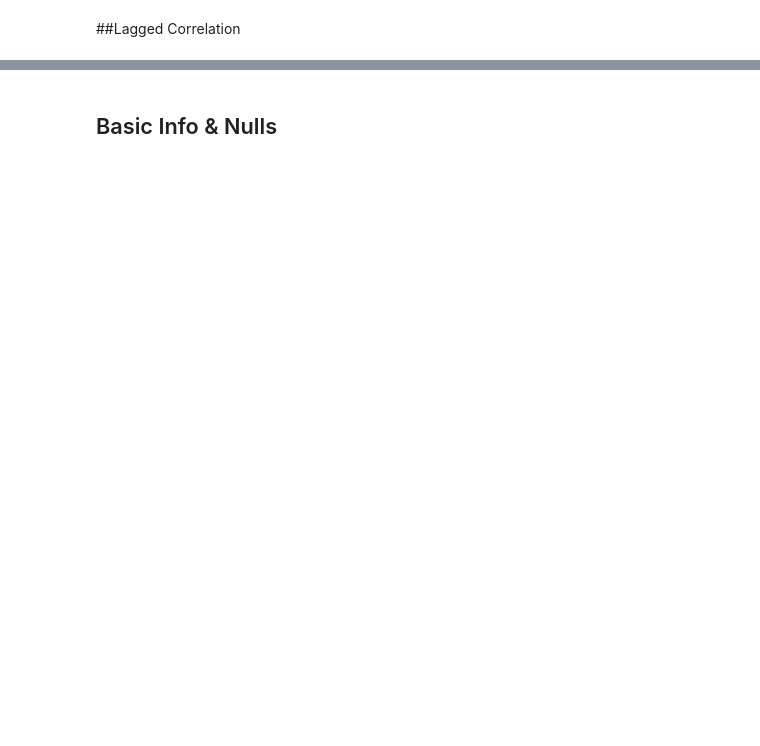
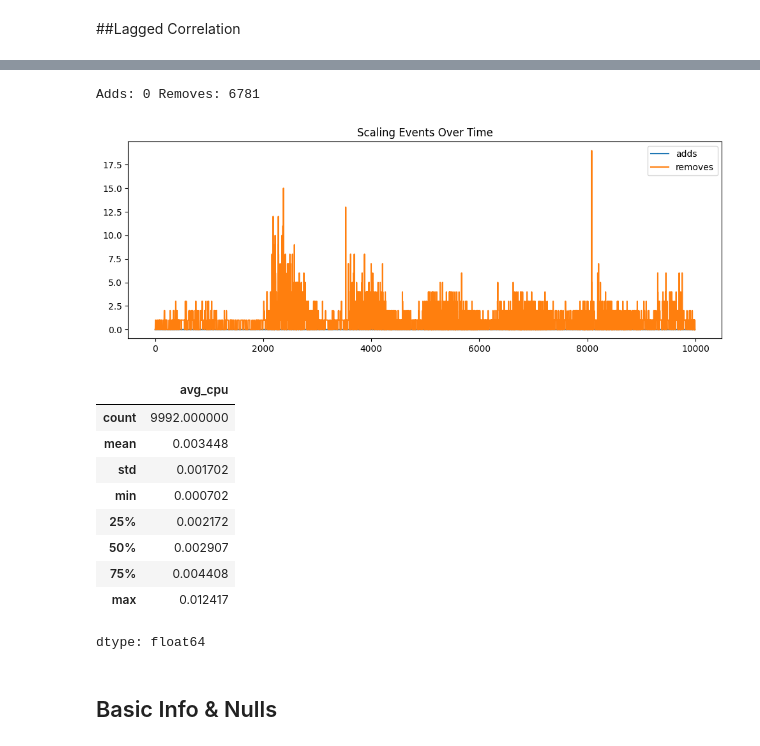
Before and after one commit to rah-ds/Cloud-Autoscaling-using-RL, a Jupyter notebook: notebooks/google_cluster_colab_eda.ipynb, the cells around one changed output, grey strips where cells are left out. Drawn from its saved outputs; the diff is of its cells as text; code cells hidden in the pictures; blank space fills up the shorter version.

```diff
--- a/notebooks/google_cluster_colab_eda.ipynb
+++ b/notebooks/google_cluster_colab_eda.ipynb
@@ -243,3 +279,27 @@ lag_corr(df['avg_cpu'], df['adds'], max_lag=10)
+# %%
+# How often scaling events occur
+print("Adds:", (df['adds']>0).sum(), "Removes:", (df['removes']>0).sum())
+
+# How bursty they are
+df[['adds','removes']].plot(figsize=(12,4))
+plt.title("Scaling Events Over Time")
+plt.show()
+
+# Range of CPU values
+df['avg_cpu'].describe()
+# %% [output]
+Adds: 0 Removes: 6781
+[figure, added]
+|  | avg_cpu |
+| count | 9992.000000 |
+| mean | 0.003448 |
+| std | 0.001702 |
+| min | 0.000702 |
+| 25% | 0.002172 |
+| 50% | 0.002907 |
+| 75% | 0.004408 |
+| max | 0.012417 |
+dtype: float64
 # %% [markdown]
 
 ## Basic Info & Nulls
```
Also changed, not shown: parts of 16 cells of this notebook.
